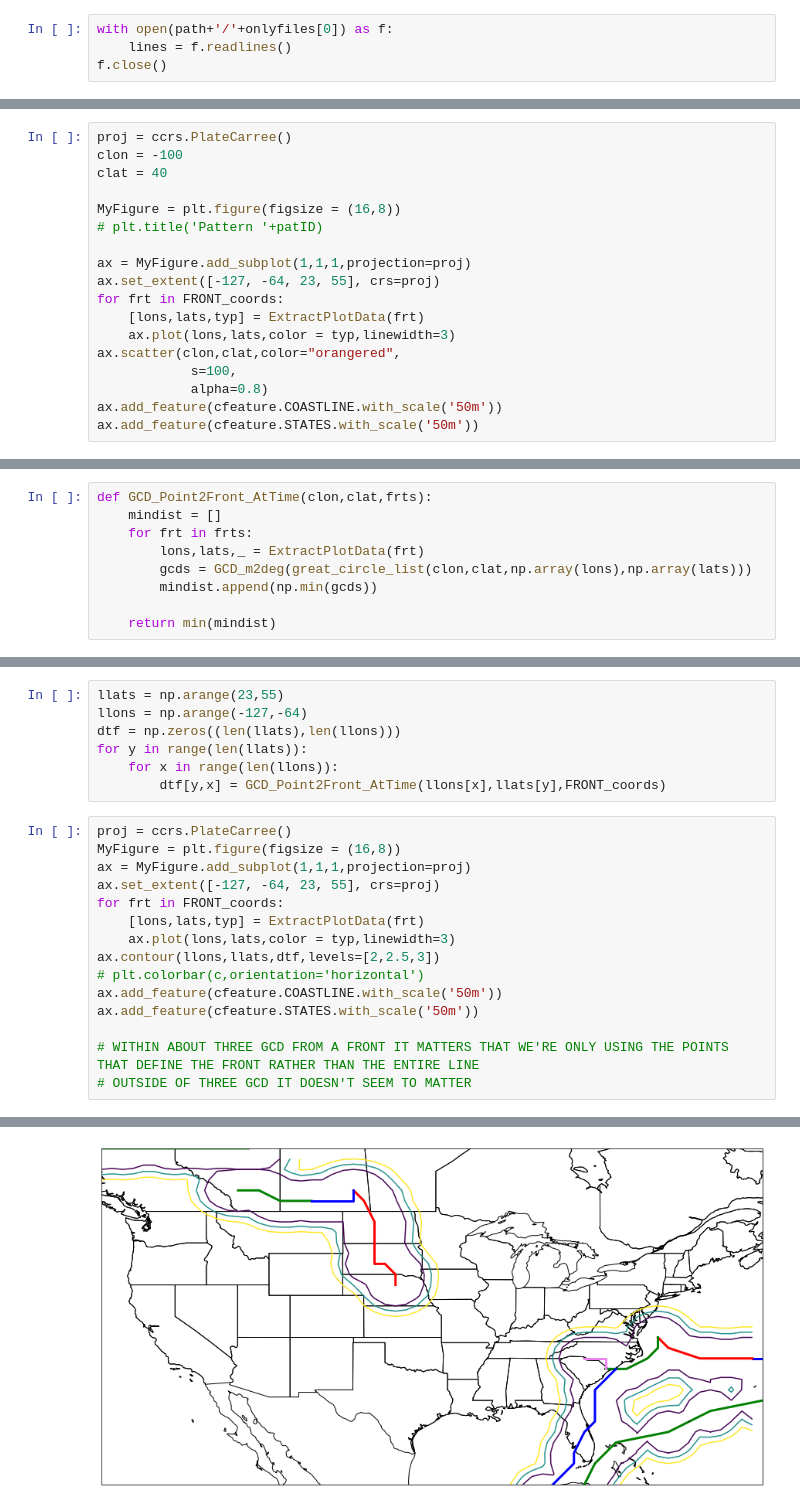
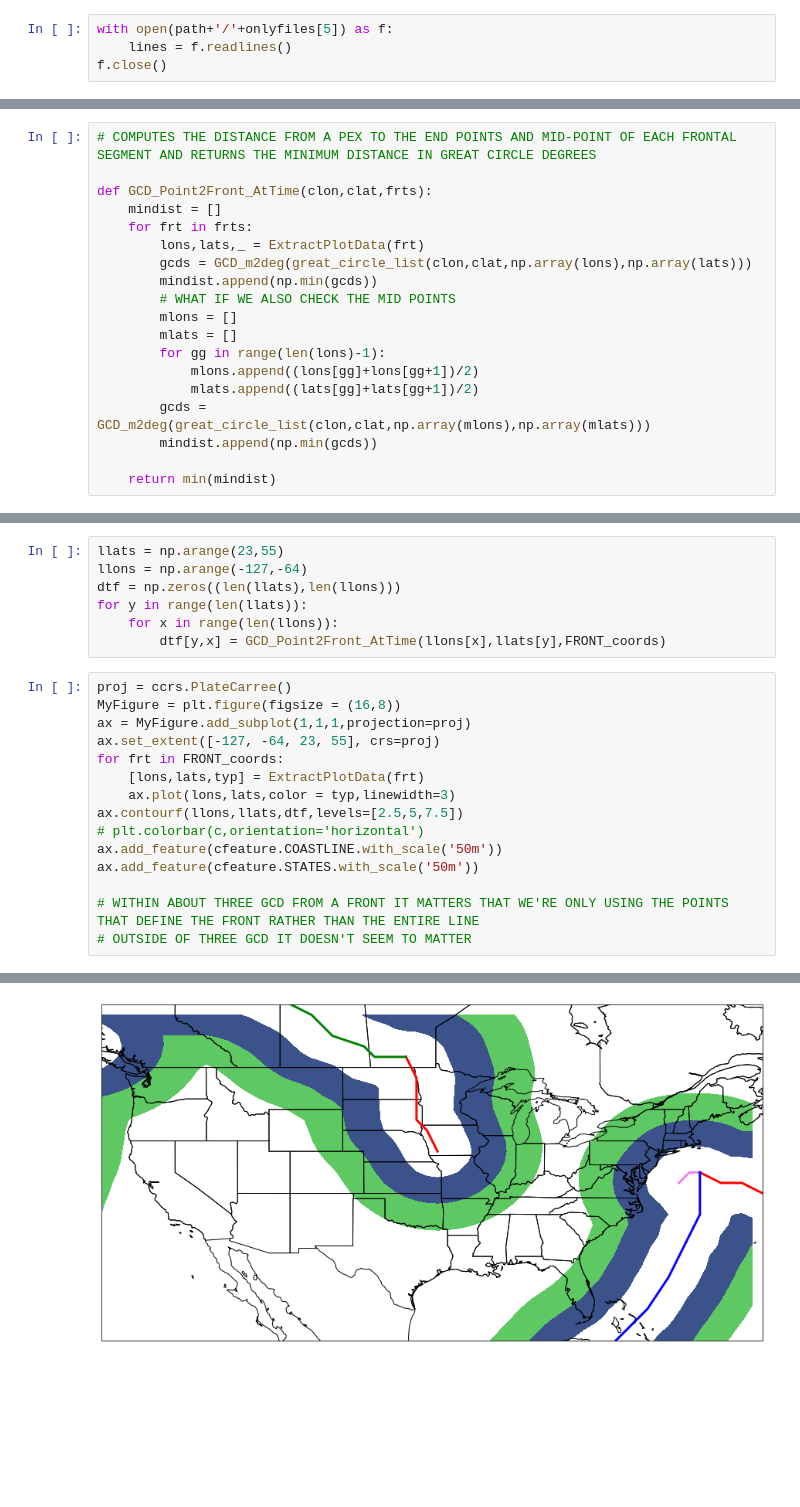
Before and after one commit to lswenson/PEX_feature_metrics, a Jupyter notebook: HowToRead-WPC_CODSUS.ipynb, the cells around one changed output, grey strips where cells are left out. Drawn from its saved outputs; the diff is of its cells as text; blank space fills up the shorter version.

```diff
--- a/HowToRead-WPC_CODSUS.ipynb
+++ b/HowToRead-WPC_CODSUS.ipynb
@@ -46,7 +46,7 @@ path = 'WPC_CODSUS/lores/2003'
 onlyfiles = [f for f in listdir(path) if isfile(join(path, f))]
 onlyfiles.sort()
 # %%
-with open(path+'/'+onlyfiles[0]) as f:
+with open(path+'/'+onlyfiles[5]) as f:
     lines = f.readlines()
 f.close()
 # %%
@@ -106,21 +106,3 @@ def ExtractPlotData(frt):
         typ = 'violet'
 
     return lons,lats,typ
-# %%
-proj = ccrs.PlateCarree()
-clon = -100
-clat = 40
-
-MyFigure = plt.figure(figsize = (16,8))
-# plt.title('Pattern '+patID)
-
-ax = MyFigure.add_subplot(1,1,1,projection=proj)
-ax.set_extent([-127, -64, 23, 55], crs=proj)
-for frt in FRONT_coords:
-    [lons,lats,typ] = ExtractPlotData(frt)
-    ax.plot(lons,lats,color = typ,linewidth=3)
-ax.scatter(clon,clat,color="orangered",
-            s=100,
-            alpha=0.8)
-ax.add_feature(cfeature.COASTLINE.with_scale('50m'))
-ax.add_feature(cfeature.STATES.with_scale('50m'))
@@ -130,9 +109,19 @@ ax.add_feature(cfeature.STATES.with_scale('50m'))
 # %%
+# COMPUTES THE DISTANCE FROM A PEX TO THE END POINTS AND MID-POINT OF EACH FRONTAL SEGMENT AND RETURNS THE MINIMUM DISTANCE IN GREAT CIRCLE DEGREES
+
 def GCD_Point2Front_AtTime(clon,clat,frts):
     mindist = []
     for frt in frts:
         lons,lats,_ = ExtractPlotData(frt)
         gcds = GCD_m2deg(great_circle_list(clon,clat,np.array(lons),np.array(lats)))
         mindist.append(np.min(gcds))
+        # WHAT IF WE ALSO CHECK THE MID POINTS
+        mlons = []
+        mlats = []
+        for gg in range(len(lons)-1):
+            mlons.append((lons[gg]+lons[gg+1])/2)
+            mlats.append((lats[gg]+lats[gg+1])/2)
+        gcds = GCD_m2deg(great_circle_list(clon,clat,np.array(mlons),np.array(mlats)))
+        mindist.append(np.min(gcds))
 
     return min(mindist)
@@ -150,18 +135,18 @@ for y in range(len(llats)):
 # %%
 proj = ccrs.PlateCarree()
 MyFigure = plt.figure(figsize = (16,8))
 ax = MyFigure.add_subplot(1,1,1,projection=proj)
 ax.set_extent([-127, -64, 23, 55], crs=proj)
 for frt in FRONT_coords:
     [lons,lats,typ] = ExtractPlotData(frt)
     ax.plot(lons,lats,color = typ,linewidth=3)
-ax.contour(llons,llats,dtf,levels=[2,2.5,3])
+ax.contourf(llons,llats,dtf,levels=[2.5,5,7.5])
 # plt.colorbar(c,orientation='horizontal')
 ax.add_feature(cfeature.COASTLINE.with_scale('50m'))
 ax.add_feature(cfeature.STATES.with_scale('50m'))
 
 # WITHIN ABOUT THREE GCD FROM A FRONT IT MATTERS THAT WE'RE ONLY USING THE POINTS THAT DEFINE THE FRONT RATHER THAN THE ENTIRE LINE
 # OUTSIDE OF THREE GCD IT DOESN'T SEEM TO MATTER
 # %% [output]
 <cartopy.mpl.feature_artist.FeatureArtist at 0x...>
-[figure, old version]
+[figure, new version]
```
Also changed, not shown: parts of 7 cells of this notebook, 1 other file.
